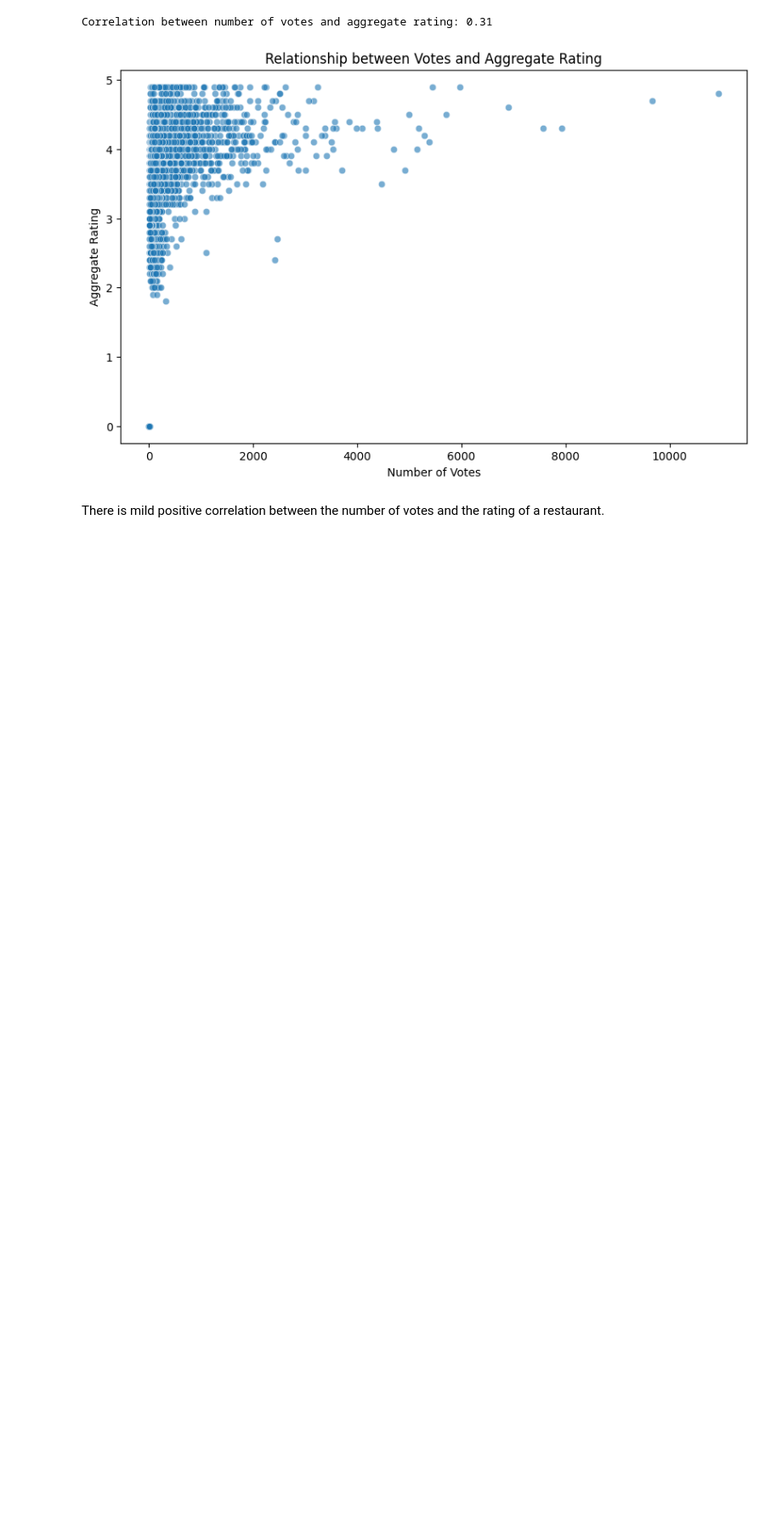
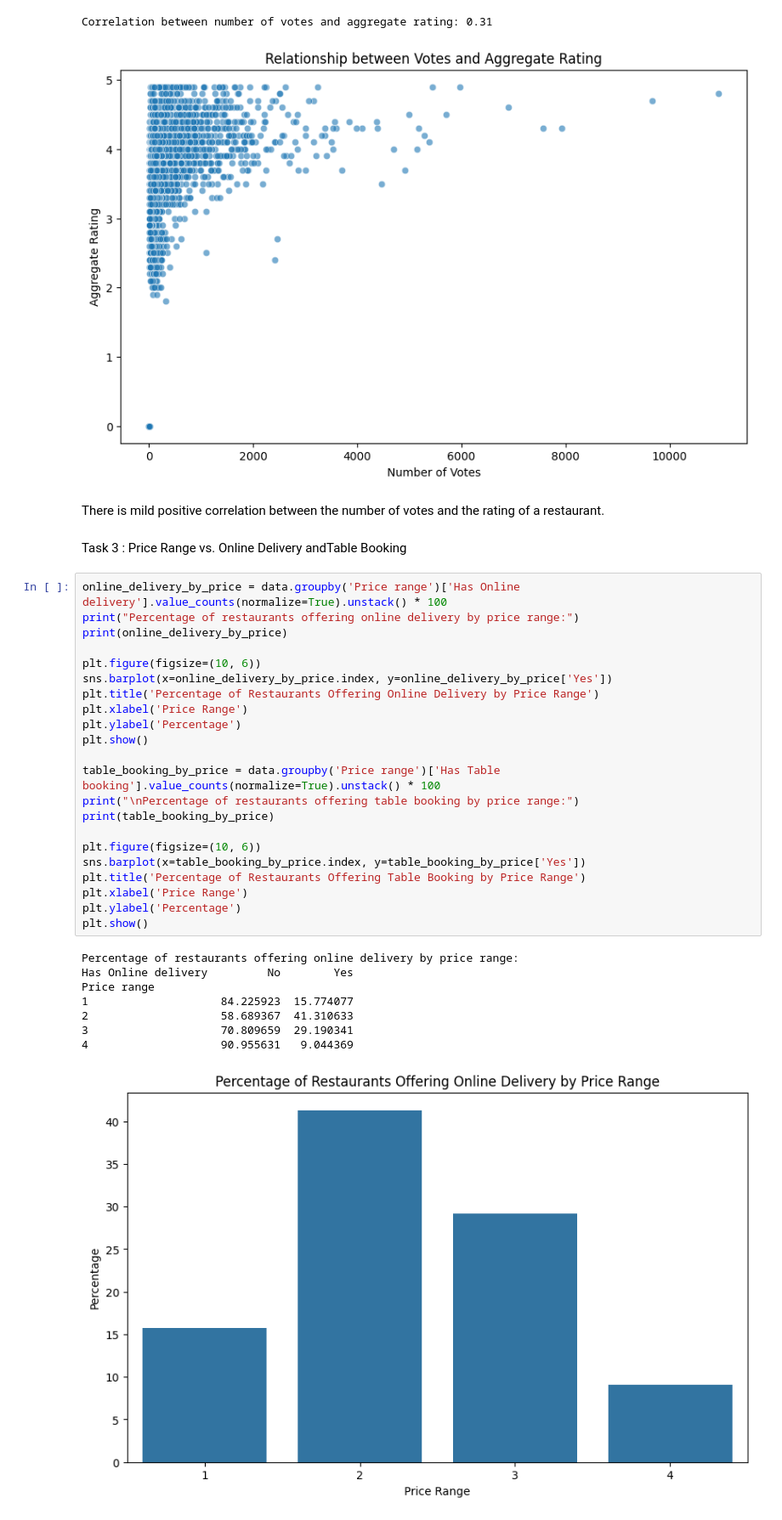
Before and after one commit to THARANI0327/Intern-Assignment, a Jupyter notebook: Cognifyz_intern.ipynb, the cells around one changed output. Shown: that part at 85% size. Drawn from its saved outputs; the diff is of its cells as text; blank space fills up the shorter version.

```diff
--- a/Cognifyz_intern.ipynb
+++ b/Cognifyz_intern.ipynb
@@ -558,3 +558,36 @@ Correlation between number of votes and aggregate rating: 0.31
 [figure]
 # %% [markdown]
 There is mild positive correlation between the number of votes and the rating of a restaurant.
+# %% [markdown]
+Task 3 : Price Range vs. Online Delivery andTable Booking
+# %%
+online_delivery_by_price = data.groupby('Price range')['Has Online delivery'].value_counts(normalize=True).unstack() * 100
+print("Percentage of restaurants offering online delivery by price range:")
+print(online_delivery_by_price)
+
+plt.figure(figsize=(10, 6))
+sns.barplot(x=online_delivery_by_price.index, y=online_delivery_by_price['Yes'])
+plt.title('Percentage of Restaurants Offering Online Delivery by Price Range')
+plt.xlabel('Price Range')
+plt.ylabel('Percentage')
+plt.show()
+
+table_booking_by_price = data.groupby('Price range')['Has Table booking'].value_counts(normalize=True).unstack() * 100
+print("\nPercentage of restaurants offering table booking by price range:")
+print(table_booking_by_price)
+
+plt.figure(figsize=(10, 6))
+sns.barplot(x=table_booking_by_price.index, y=table_booking_by_price['Yes'])
+plt.title('Percentage of Restaurants Offering Table Booking by Price Range')
+plt.xlabel('Price Range')
+plt.ylabel('Percentage')
+plt.show()
+# %% [output]
+Percentage of restaurants offering online delivery by price range:
+Has Online delivery         No        Yes
+Price range
+1                    84.225923  15.774077
+2                    58.689367  41.310633
+3                    70.809659  29.190341
+4                    90.955631   9.044369
+[figure, added]
```
Also changed, not shown: parts of 2 cells of this notebook.
